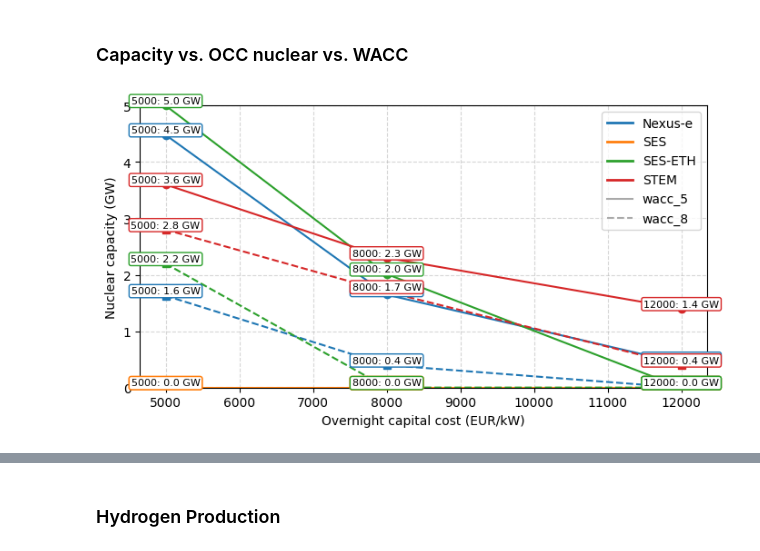
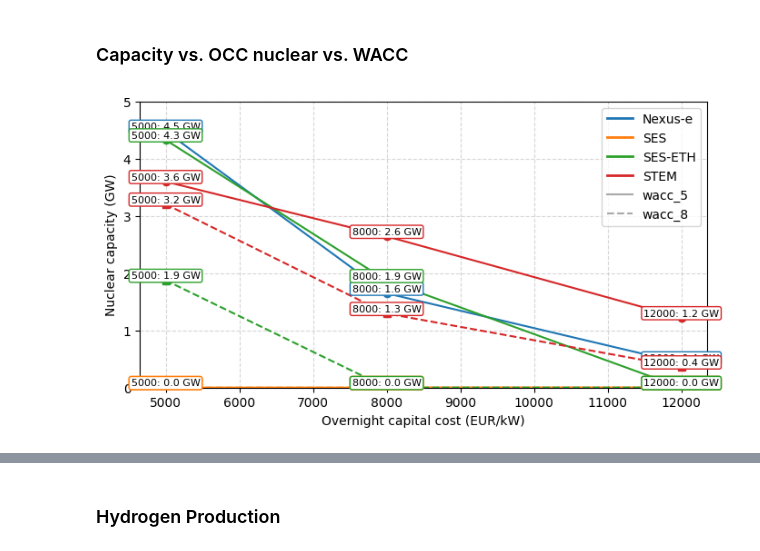
Before and after one commit to rebeccalordan-perret/plots-model-comparison, a Jupyter notebook: cross_comparison_colab.ipynb, the cells around one changed output, grey strips where cells are left out. Saved outputs shown, nothing was run; the diff lists cells and outputs as text; code cells hidden in the pictures.

```diff
--- a/cross_comparison_colab.ipynb
+++ b/cross_comparison_colab.ipynb
@@ -69,7 +69,7 @@ model_list =  [
 
 # Create the object that produces the plots and processes the data
 # Name of the csv file with the results
-fileResults = "/content/plots-model-comparison/results/results_nuclear_2026_01_29"
+fileResults = "/content/plots-model-comparison/results/results_nuclear_2026_02_16"
 # Scenario names and corresponding colors
 sce = ['abroad-resnuc-high','abroad-resnuc-medium','abroad-resnuc-low','abroad-resnuc-phaseout','abroad-res-high','abroad-res-medium','abroad-res-low','abroad-res-phaseout','abroad-nores-high','abroad-nores-medium','abroad-nores-low','abroad-nores-phaseout']
 sceColors = ['#9FBA3D','#E9442E','#EC9235','#3F89BD','#8E44AD','#1ABC9C','#F1C40F','#34495E','#9FBA3D','#E9442E','#EC9235','#3F89BD','#8E44AD','#1ABC9C','#F1C40F','#34495E']
@@ -267,6 +267,29 @@ for name, scenarios in scenario_list.items():
 
 
 scenario_groups = {
+    "res": {
+        "map_sce_xaxis": {
+                # ('scenario-id','variant'): 'label'
+                ('abroad-res-high','wacc_5'):('wacc_5',12000),
+                ('abroad-res-medium','wacc_5'):('wacc_5',8000),
+                ('abroad-res-low','wacc_5'):('wacc_5',5000),
+                ('abroad-res-high','wacc_8'):('wacc_8',12000),
+                ('abroad-res-medium','wacc_8'):('wacc_8',8000),
+                ('abroad-res-low','wacc_8'):('wacc_8',5000),
+
+            },
+        "extra_values": {
+   #         ('abroad-res-high',   'wacc_8', 'nexuse'): 0.0,
+   #         ('abroad-res-medium', 'wacc_8', 'nexuse'): 0.0,
+   #         ('abroad-res-low',    'wacc_8', 'nexuse'): 0.0,
+  #           ('abroad-res-high',   'wacc_8', 'stem'): 0.4,
+  #            ('abroad-res-medium', 'wacc_8', 'stem'): 1.1,
+  #            ('abroad-res-low',    'wacc_8', 'stem'): 1.4,
+  #            ('abroad-res-high',   'wacc_5', 'stem'): 0.7,
+  #            ('abroad-res-medium', 'wacc_5', 'stem'): 1.4,
+  #            ('abroad-res-low',    'wacc_5', 'stem'): 2.4,
+        },
+    },
     "resnuc": {
         "map_sce_xaxis": {
                 # ('scenario-id','variant'): 'label'
@@ -278,15 +301,15 @@ scenario_groups = {
                 ('abroad-resnuc-low','wacc_8'):('wacc_8',5000),
             },
         "extra_values": {
-            ('abroad-resnuc-high',   'wacc_8', 'nexuse'): 0.0,
-            ('abroad-resnuc-medium', 'wacc_8', 'nexuse'): 0.4,
-            ('abroad-resnuc-low',    'wacc_8', 'nexuse'): 1.63,
-            ('abroad-resnuc-high',   'wacc_8', 'stem'): 0.4,
-            ('abroad-resnuc-medium', 'wacc_8', 'stem'): 1.7,
-            ('abroad-resnuc-low',    'wacc_8', 'stem'): 2.8,
-            ('abroad-resnuc-high',   'wacc_5', 'stem'): 1.4,
-            ('abroad-resnuc-medium', 'wacc_5', 'stem'): 2.3,
-            ('abroad-resnuc-low',    'wacc_5', 'stem'): 3.6,
+    #        ('abroad-resnuc-high',   'wacc_8', 'nexuse'): 0.0,
+    #        ('abroad-resnuc-medium', 'wacc_8', 'nexuse'): 0.4,
+    #        ('abroad-resnuc-low',    'wacc_8', 'nexuse'): 1.63,
+    #        ('abroad-resnuc-high',   'wacc_8', 'stem'): 0.4,
+    #        ('abroad-resnuc-medium', 'wacc_8', 'stem'): 1.7,
+    #        ('abroad-resnuc-low',    'wacc_8', 'stem'): 2.8,
+    #        ('abroad-resnuc-high',   'wacc_5', 'stem'): 1.4,
+   #         ('abroad-resnuc-medium', 'wacc_5', 'stem'): 2.3,
+    #        ('abroad-resnuc-low',    'wacc_5', 'stem'): 3.6,
         },
     },
     "nores": {
@@ -301,67 +324,44 @@ scenario_groups = {
 
             },
         "extra_values": {
-            ('abroad-nores-high',   'wacc_8', 'nexuse'): 0.0,
-            ('abroad-nores-medium', 'wacc_8', 'nexuse'): 0.0,
-            ('abroad-nores-low',    'wacc_8', 'nexuse'): 0.0,
-              ('abroad-nores-high',   'wacc_8', 'stem'): 0.8,
-              ('abroad-nores-medium', 'wacc_8', 'stem'): 1.7,
-              ('abroad-nores-low',    'wacc_8', 'stem'): 3.3,
-              ('abroad-nores-high',   'wacc_5', 'stem'): 1.5,
-              ('abroad-nores-medium', 'wacc_5', 'stem'): 3.3,
-              ('abroad-nores-low',    'wacc_5', 'stem'): 3.6,
-        },
-    },
-    "res": {
-        "map_sce_xaxis": {
-                # ('scenario-id','variant'): 'label'
-                ('abroad-res-high','wacc_5'):('wacc_5',12000),
-                ('abroad-res-medium','wacc_5'):('wacc_5',8000),
-                ('abroad-res-low','wacc_5'):('wacc_5',5000),
-                ('abroad-res-high','wacc_8'):('wacc_8',12000),
-                ('abroad-res-medium','wacc_8'):('wacc_8',8000),
-                ('abroad-res-low','wacc_8'):('wacc_8',5000),
-
-            },
-        "extra_values": {
-            ('abroad-res-high',   'wacc_8', 'nexuse'): 0.0,
-            ('abroad-res-medium', 'wacc_8', 'nexuse'): 0.0,
-            ('abroad-res-low',    'wacc_8', 'nexuse'): 0.0,
-              ('abroad-res-high',   'wacc_8', 'stem'): 0.4,
-              ('abroad-res-medium', 'wacc_8', 'stem'): 1.1,
-              ('abroad-res-low',    'wacc_8', 'stem'): 1.4,
-              ('abroad-res-high',   'wacc_5', 'stem'): 0.7,
-              ('abroad-res-medium', 'wacc_5', 'stem'): 1.4,
-              ('abroad-res-low',    'wacc_5', 'stem'): 2.4,
+    #        ('abroad-nores-high',   'wacc_8', 'nexuse'): 0.0,
+    #        ('abroad-nores-medium', 'wacc_8', 'nexuse'): 0.0,
+    #        ('abroad-nores-low',    'wacc_8', 'nexuse'): 0.0,
+    #          ('abroad-nores-high',   'wacc_8', 'stem'): 0.8,
+    #          ('abroad-nores-medium', 'wacc_8', 'stem'): 1.7,
+    #          ('abroad-nores-low',    'wacc_8', 'stem'): 3.3,
+   #           ('abroad-nores-high',   'wacc_5', 'stem'): 1.5,
+    #          ('abroad-nores-medium', 'wacc_5', 'stem'): 3.3,
+    #          ('abroad-nores-low',    'wacc_5', 'stem'): 3.6,
         },
     },
 }
 
 
 listModels = cross_plots.modelsid #any model can be excluded, the list should include the model ids
 varName = 'installed_capacity'
 use_technology_fuel = 'nuclear'
 xlabel = 'Overnight capital cost (EUR/kW)'
 ylabel = 'Nuclear capacity (GW)'
 fileName = 'nucCap_occ'
 year = 2050
 
 for group_name, cfg in scenario_groups.items():
 
     cross_plots.plotLineByScenario(
         listModelsid = listModels,
         map_sce_xaxis = cfg["map_sce_xaxis"],
         varName = varName,
         use_technology_fuel = use_technology_fuel,
         year = year,
         scale = 1,  # if values are MW → GW, etc.
         xlabel = xlabel,
         ylabel = ylabel,
         fileName = fileName+'_'+group_name,
         width = 18,
         height = 10,
         ylim = (0,5),
         extra_values        = cfg["extra_values"],
     )
 # %% [output]
-[figure, old version]
+[figure, new version]
```
Also changed, not shown: parts of 12 cells of this notebook.
